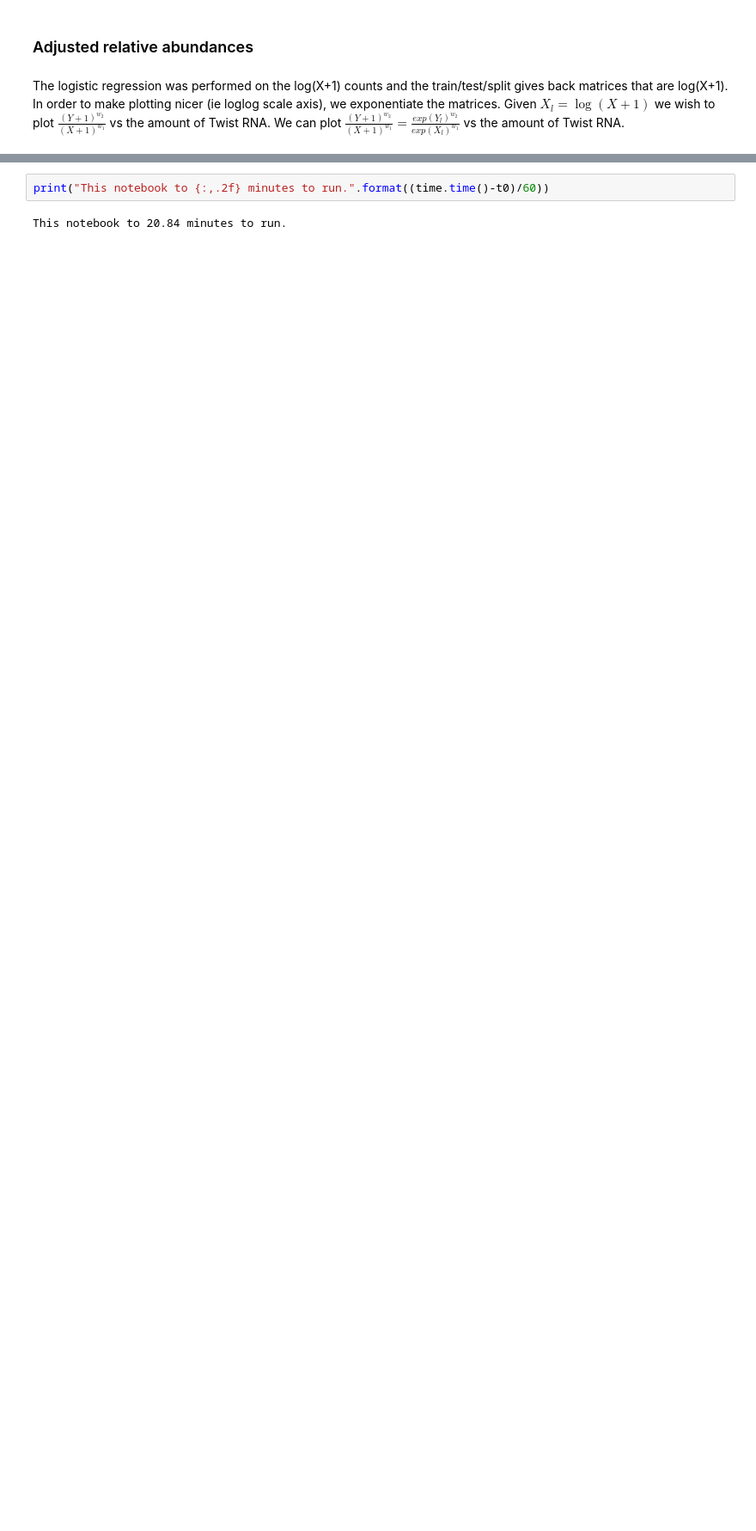
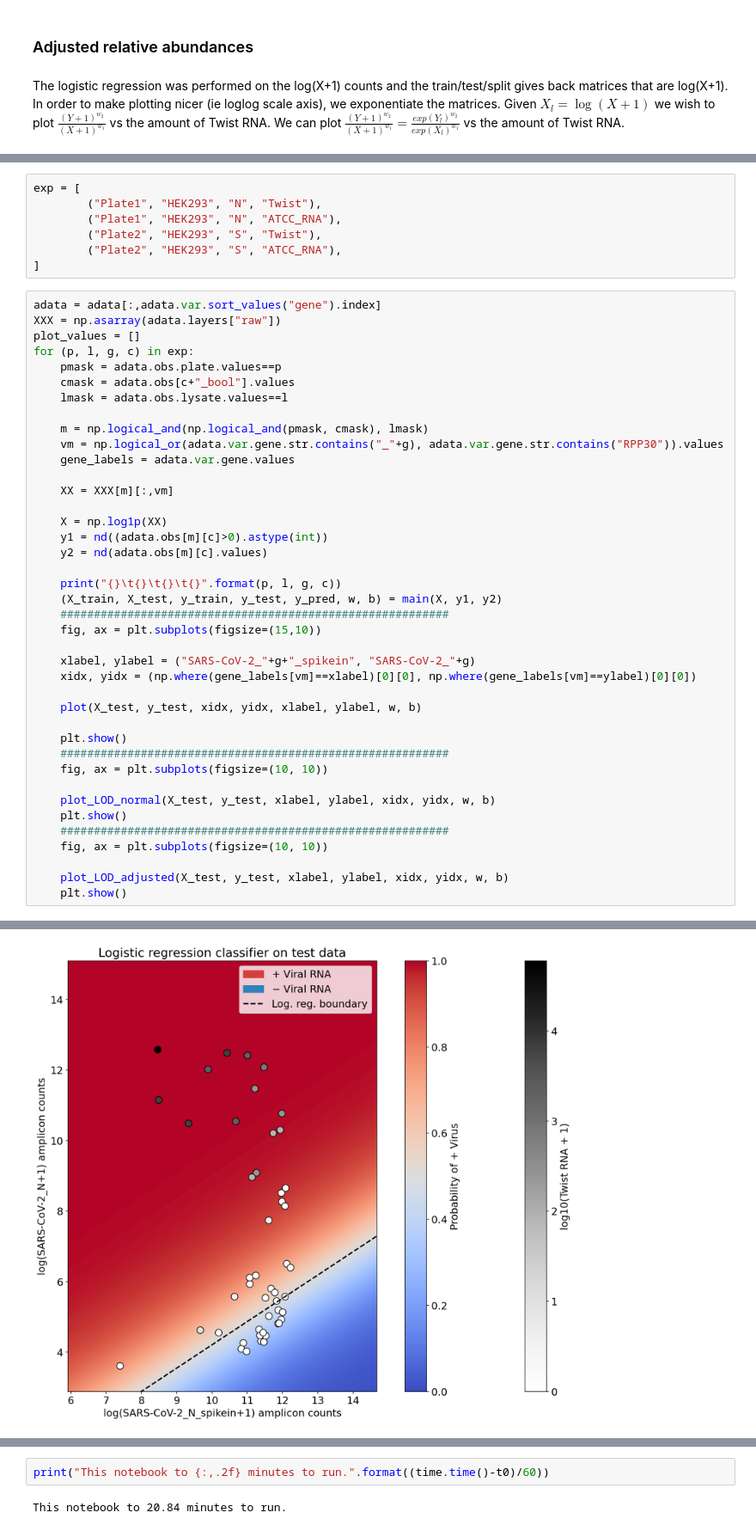
Before and after one commit to pachterlab/BLCSBGLKP_2020, a Jupyter notebook: notebooks/diagnostic.ipynb, the cells around one changed output, grey strips where cells are left out. Shown at 86% size. Cells and saved outputs as stored; diff of their text form; blank space fills up the shorter version.

```diff
--- a/notebooks/diagnostic.ipynb
+++ b/notebooks/diagnostic.ipynb
@@ -707,0 +737,48 @@ plt.show()
+# %%
+exp = [
+        ("Plate1", "HEK293", "N", "Twist"),
+        ("Plate1", "HEK293", "N", "ATCC_RNA"),
+        ("Plate2", "HEK293", "S", "Twist"),
+        ("Plate2", "HEK293", "S", "ATCC_RNA"),
+]
+# %%
+adata = adata[:,adata.var.sort_values("gene").index]
+XXX = np.asarray(adata.layers["raw"])
+plot_values = []
+for (p, l, g, c) in exp:
+    pmask = adata.obs.plate.values==p
+    cmask = adata.obs[c+"_bool"].values
+    lmask = adata.obs.lysate.values==l
+
+    m = np.logical_and(np.logical_and(pmask, cmask), lmask)
+    vm = np.logical_or(adata.var.gene.str.contains("_"+g), adata.var.gene.str.contains("RPP30")).values
+    gene_labels = adata.var.gene.values
+
+    XX = XXX[m][:,vm]
+
+    X = np.log1p(XX)
+    y1 = nd((adata.obs[m][c]>0).astype(int))
+    y2 = nd(adata.obs[m][c].values)
+
+    print("{}\t{}\t{}\t{}".format(p, l, g, c))
+    (X_train, X_test, y_train, y_test, y_pred, w, b) = main(X, y1, y2)
+    ##########################################################
+    fig, ax = plt.subplots(figsize=(15,10))
+
+    xlabel, ylabel = ("SARS-CoV-2_"+g+"_spikein", "SARS-CoV-2_"+g)
+    xidx, yidx = (np.where(gene_labels[vm]==xlabel)[0][0], np.where(gene_labels[vm]==ylabel)[0][0])
+
+    plot(X_test, y_test, xidx, yidx, xlabel, ylabel, w, b)
+
+    plt.show()
+    ##########################################################
+    fig, ax = plt.subplots(figsize=(10, 10))
+
+    plot_LOD_normal(X_test, y_test, xlabel, ylabel, xidx, yidx, w, b)
+    plt.show()
+    ##########################################################
+    fig, ax = plt.subplots(figsize=(10, 10))
+
+    plot_LOD_adjusted(X_test, y_test, xlabel, ylabel, xidx, yidx, w, b)
+    plt.show()
+# %% [output]
@@ -707,0 +789 @@ plt.show()
+[figure, added]
```
Also changed, not shown: parts of 37 cells of this notebook.
